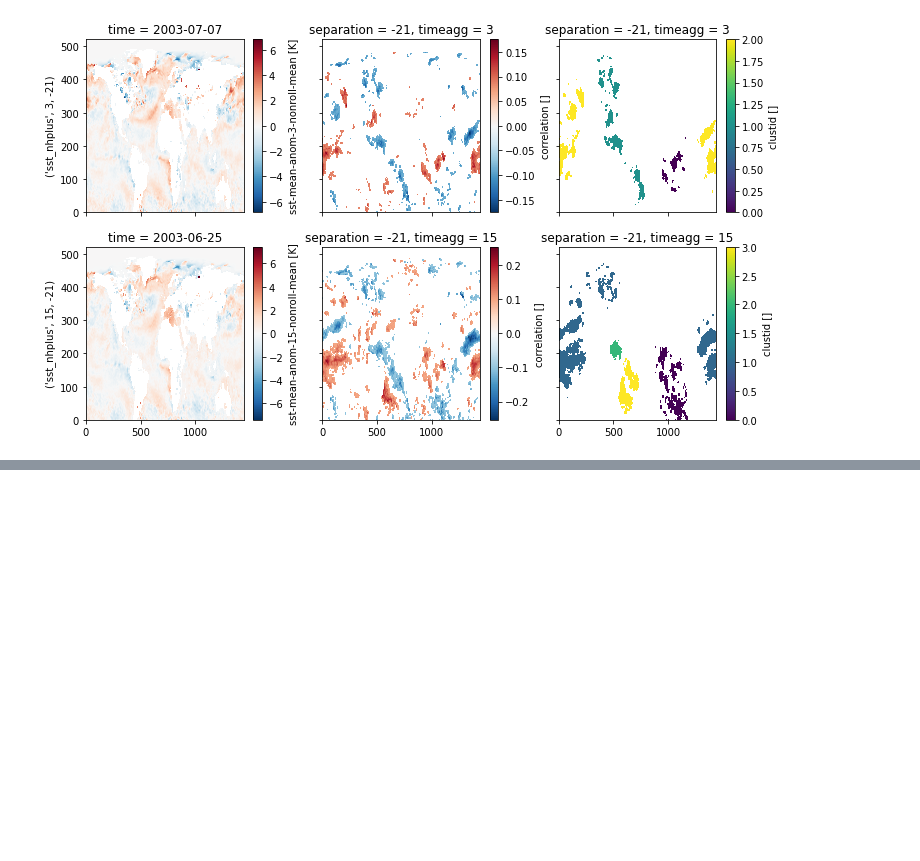
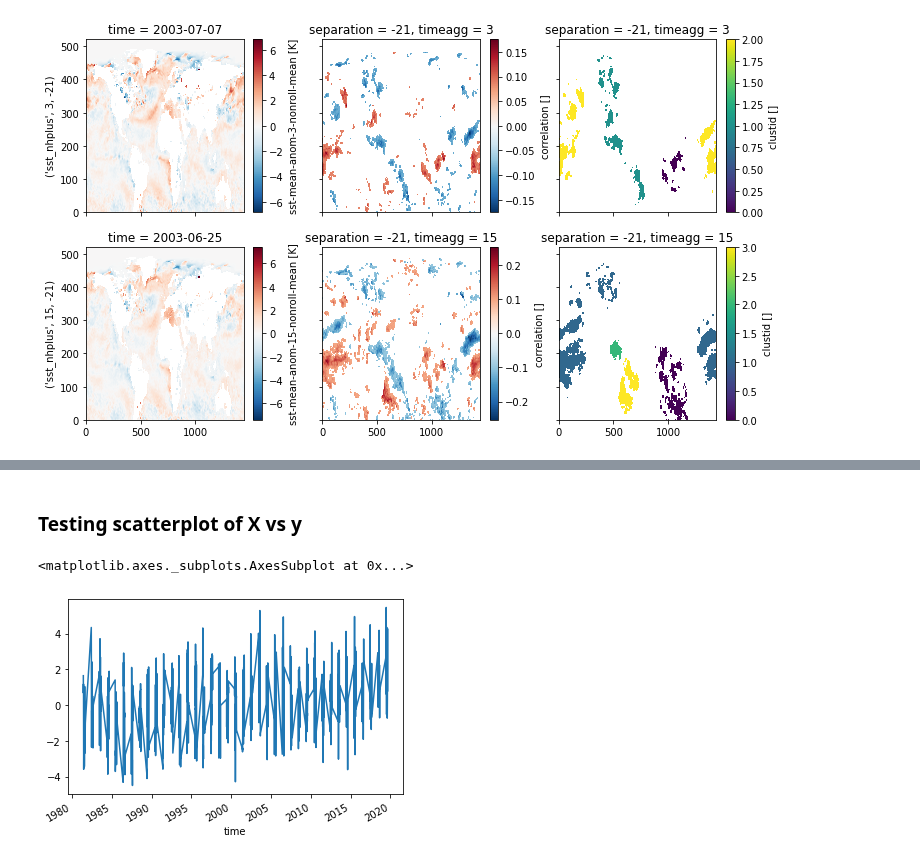
Before and after one commit to chiemvs/Weave, a Jupyter notebook: notebooks/test_inspection.ipynb, the cells around one changed output, grey strips where cells are left out. Saved outputs shown, nothing was run; the diff lists cells and outputs as text; code cells hidden in the pictures; blank space fills up the shorter version.

```diff
--- a/notebooks/test_inspection.ipynb
+++ b/notebooks/test_inspection.ipynb
@@ -124,0 +187,13 @@ plt.show()
+# %% [markdown]
+### Testing scatterplot of X vs y
+# %%
+shap = ImportanceData(basepath = Path('/scistor/ivm/jsn295/shaptest_standard'), respagg = 7, separation = [0,-1,-3,-5,-7,-11,-15,-21,-31])
+shap.load_data(inputpath = Path('/scistor/ivm/jsn295/non_cv/clusterpar3_roll_spearman_varalpha'), X_too = True, y_too = True) # This second path is for the x-variable
+# %%
+X = shap.get_matching_X(shap.df.iloc[[0]])
+y = shap.get_matching_y(shap.df.iloc[[0]])
+# %%
+y.iloc[0].plot()
+# %% [output]
+<matplotlib.axes._subplots.AxesSubplot at 0x...>
+[figure, added]
```
Also changed, not shown: parts of 13 cells of this notebook, 1 other file.
